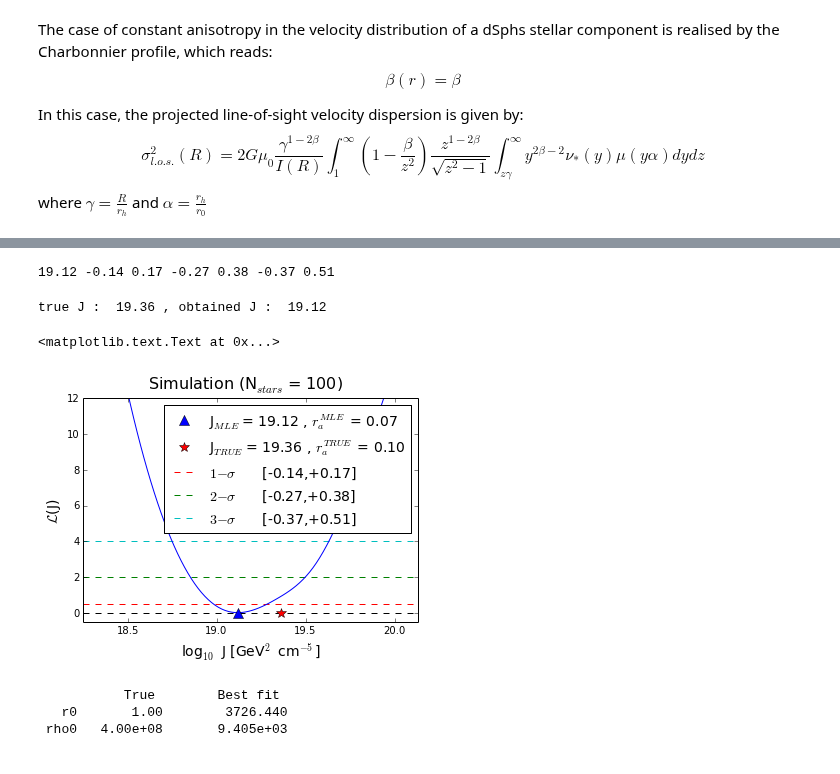
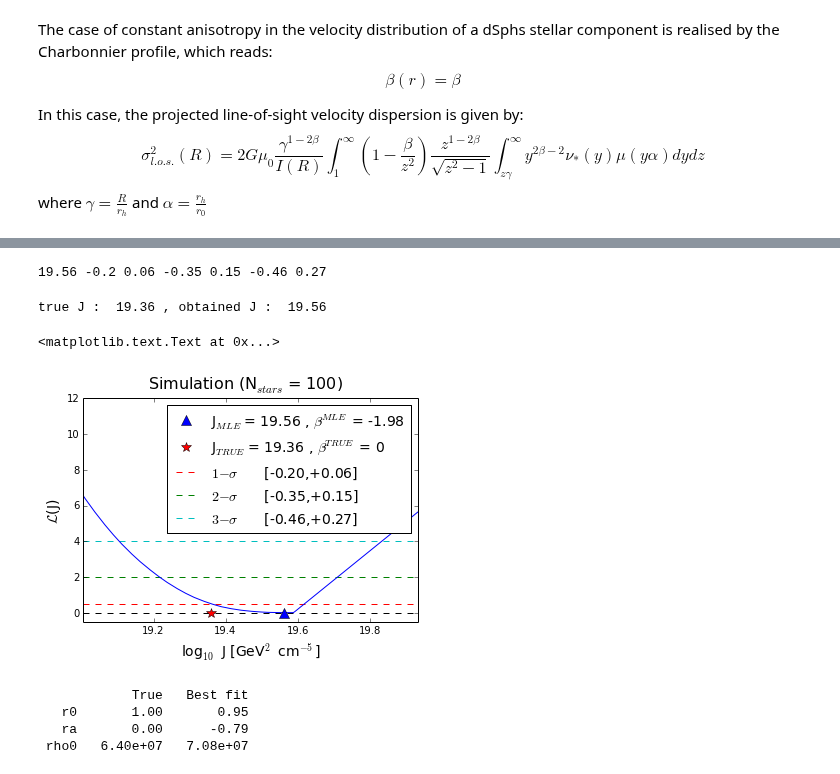
Before and after one commit to achiappo/FRESKA, a Jupyter notebook: simulationCA.ipynb, the cells around one changed output, grey strips where cells are left out. Saved outputs shown, nothing was run; the diff lists cells and outputs as text; code cells hidden in the pictures.

```diff
--- a/simulationCA.ipynb
+++ b/simulationCA.ipynb
@@ -57,6 +69,6 @@ Ex,Ey,Ez = np.absolute(Evx-vx),np.absolute(Evy-vy),np.absolute(Evz-vz)
 dv = (x*Ex+y*Ey+(D-z)*Ez)/d
 # %%
 u=0.
-rh=0.25
+rh= 1. if mod == 1 or mod == 2 else 0.25
 nstars=np.size(R)
 # %%
@@ -169,60 +177,68 @@ min J =  19.12  , ra =  0.074  , r0 =  156.188
 # %%
 def one_sigmaJ(J):
-    return np.abs(interp_Like(J)-interp_Like(min_J)-0.5)
+    return np.abs(interp_Like_J(J)-interp_Like_J(J_min)-0.5)
 
-one_sigma_l = sciopt.minimize_scalar(one_sigmaJ,method='Bounded',bounds=(min_J-1,min_J)).x-min_J
-one_sigma_r = sciopt.minimize_scalar(one_sigmaJ,method='Bounded',bounds=(min_J,min_J+1)).x-min_J
+one_sigma_l = sciopt.minimize_scalar(one_sigmaJ,method='Bounded',bounds=(J_new[0],J_min)).x-J_min
+one_sigma_r = sciopt.minimize_scalar(one_sigmaJ,method='Bounded',bounds=(J_min,J_new[-1])).x-J_min
 
 def two_sigmaJ(J):
-    return np.abs(interp_Like(J)-interp_Like(min_J)-2.)
+    return np.abs(interp_Like_J(J)-interp_Like_J(J_min)-2.)
 
-two_sigma_l = sciopt.minimize_scalar(two_sigmaJ,method='Bounded',bounds=(min_J-1,min_J)).x-min_J
-two_sigma_r = sciopt.minimize_scalar(two_sigmaJ,method='Bounded',bounds=(min_J,min_J+1)).x-min_J
+two_sigma_l = sciopt.minimize_scalar(two_sigmaJ,method='Bounded',bounds=(J_new[0],J_min)).x-J_min
+two_sigma_r = sciopt.minimize_scalar(two_sigmaJ,method='Bounded',bounds=(J_min,J_new[-1])).x-J_min
 
 def three_sigmaJ(J):
-    return np.abs(interp_Like(J)-interp_Like(min_J)-4.)
+    return np.abs(interp_Like_J(J)-interp_Like_J(J_min)-4.)
 
-three_sigma_l = sciopt.minimize_scalar(three_sigmaJ,method='Bounded',bounds=(min_J-1,min_J)).x-min_J
-three_sigma_r = sciopt.minimize_scalar(three_sigmaJ,method='Bounded',bounds=(min_J,min_J+1)).x-min_J
+three_sigma_l = sciopt.minimize_scalar(three_sigmaJ,method='Bounded',bounds=(J_new[0],J_min)).x-J_min
+three_sigma_r = sciopt.minimize_scalar(three_sigmaJ,method='Bounded',bounds=(J_min,J_new[-1])).x-J_min
 # %%
-print round(min_J,2),round(one_sigma_l,2),round(one_sigma_r,2),round(two_sigma_l,2),\
+print round(J_min,2),round(one_sigma_l,2),round(one_sigma_r,2),round(two_sigma_l,2),\
 round(two_sigma_r,2),round(three_sigma_l,2),round(three_sigma_r,2)
 # %% [output]
-19.12 -0.14 0.17 -0.27 0.38 -0.37 0.51
+19.56 -0.2 0.06 -0.35 0.15 -0.46 0.27
 # %%
-trueJ = round(np.log10(Jfactor(D,np.inf,1.,6.4e7,0.5)),2)
-print 'true J : ',trueJ,', obtained J : ',round(min_J,2)
+true_rho0 = 4e8 if mod == 1 or mod == 2 else 6.4e7
+trueJ = round(np.log10(Jfactor(D,np.inf,1.,true_rho0,0.5)),2)
+print 'true J : ',trueJ,', obtained J : ',round(J_min,2)
 # %% [output]
-true J :  19.36 , obtained J :  19.12
+true J :  19.36 , obtained J :  19.56
 # %%
-J_plt = np.linspace(min_J+three_sigma_l-0.5,min_J+three_sigma_r+0.5,100)
-plt.plot(J_plt,interp_Like(J_plt)-interp_Like(min_J))
-plt.plot(min_J,0,'b^',markersize=10,label='J$^{MLE}$ = %.2f'%min_J+r' , $\beta^{MLE}$ = %.2f'%round(min_beta,3))
-plt.plot(trueJ,0,'r*',markersize=10,label='J$^{TRUE}$ = %.2f'%trueJ+r' , $\beta^{TRUE}$ = %.2f'%rh)
+if J_min+three_sigma_l-0.1>J_new[0]: J_i = J_min+three_sigma_l-0.1
+else: J_i = J_new[0]
+if J_min+three_sigma_r+0.1<J_new[-1]: J_f = J_min+three_sigma_r+0.1
+else: J_f = J_new[-1]
+
+J_plt = np.linspace(J_i,J_f,200)
+plt.plot(J_plt,interp_Like_J(J_plt)-interp_Like_J(J_min))
+plt.plot(J_min,0,'b^',markersize=10,label='J$_{MLE}$ = %.2f'%J_min+r' , $\beta^{MLE}$ = %.2f'%J_b)
+plt.plot(trueJ,0,'r*',markersize=10,label='J$_{TRUE}$ = %.2f'%trueJ+r' , $\beta^{TRUE}$ = 0')
 plt.hlines(0.,min(J_plt),max(J_plt),linestyles='dashed')
 plt.hlines(.5,min(J_plt),max(J_plt),colors=('r'),linestyles='dashed',
            label=r'$1-\sigma$'+'\t'+'[%.2f,%+.2f]'%(one_sigma_l,one_sigma_r))
 plt.hlines(2,min(J_plt),max(J_plt),colors=('g'),linestyles='dashed',
            label=r'$2-\sigma$'+'\t'+'[%.2f,%+.2f]'%(two_sigma_l,two_sigma_r))
 plt.hlines(4,min(J_plt),max(J_plt),colors=('c'),linestyles='dashed',
            label=r'$3-\sigma$'+'\t'+'[%.2f,%+.2f]'%(three_sigma_l,three_sigma_r))
 plt.legend(numpoints=1,fontsize=14).get_frame().set_facecolor('w')
 plt.ylabel(r'$\mathcal{L}$(J)',fontsize=14)
 plt.xlabel(r'log$_{10}$  J [GeV$^2$ cm$^{-5}$]',fontsize=14)
 plt.ylim(-0.5,12)
-plt.xlim(min_J+three_sigma_l-0.5,min_J+three_sigma_r+0.5)
-#plt.savefig(homedir+casedir+'/Sim%i_%s.png'%(nstars,casedir),dpi=300,format='png')
+plt.xlim(J_i,J_f)
+#nstars=100
+#plt.savefig(homedir+casedir[mod-1]+'/Sim%i_%s.png'%(nstars,casedir[mod-1]),dpi=300,format='png')
 plt.suptitle(r'Simulation (N$_{stars}$ = %i)'%nstars,fontsize=16)
-#plt.savefig(homedir+casedir+'/Sim%i_%s_title.png'%(nstars,casedir),dpi=300,format='png')
+#plt.savefig(homedir+casedir[mod-1]+'/Sim%i_%s_title.png'%(nstars,casedir[mod-1]),dpi=300,format='png')
 # %% [output]
 <matplotlib.text.Text at 0x...>
-[figure, old version]
+[figure, new version]
-# %%
-J_rho0 = sciopt.minimize_scalar(lambda log10rho0:abs(min_J-np.log10(Jfactor(D,np.inf,J_r0,1.,0.5))-2*log10rho0)).x
-print '%15s %15s'%('True','Best fit')
-print '%5s %10.2f %15.3f'%('r0',1.,J_r0)
-print '%5s %10.2e %15.3e'%('rho0',4e8,10**J_rho0)
-# %% [output]
-           True        Best fit
-   r0       1.00        3726.440
- rho0   4.00e+08       9.405e+03
+# %%
+print '%5s %10s %10s'%('','True','Best fit')
+print '%5s %10.2f %10.2f'%('r0',1.,J_r0)
+print '%5s %10.2f %10.2f'%('ra',0.,J_b)
+print '%5s %10.2e %10.2e'%('rho0',4e8 if mod == 1 or mod == 2 else 6.4e7,J_rho0)
+# %% [output]
+            True   Best fit
+   r0       1.00       0.95
+   ra       0.00      -0.79
+ rho0   6.40e+07   7.08e+07
```
Also changed, not shown: parts of 11 cells of this notebook, 6 other files.
